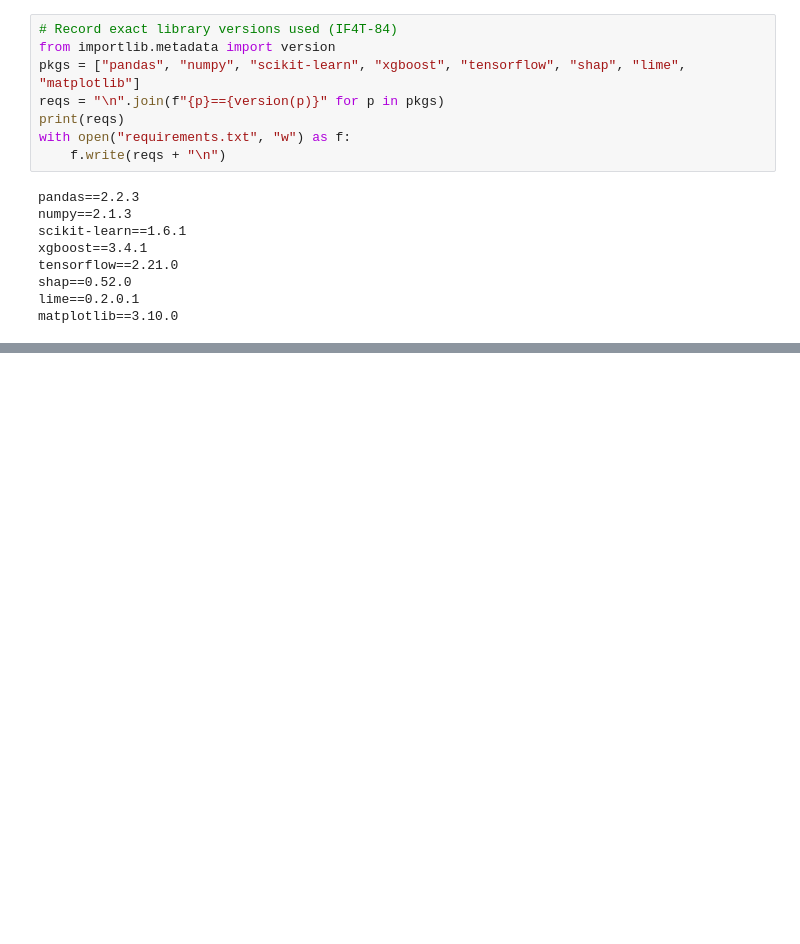
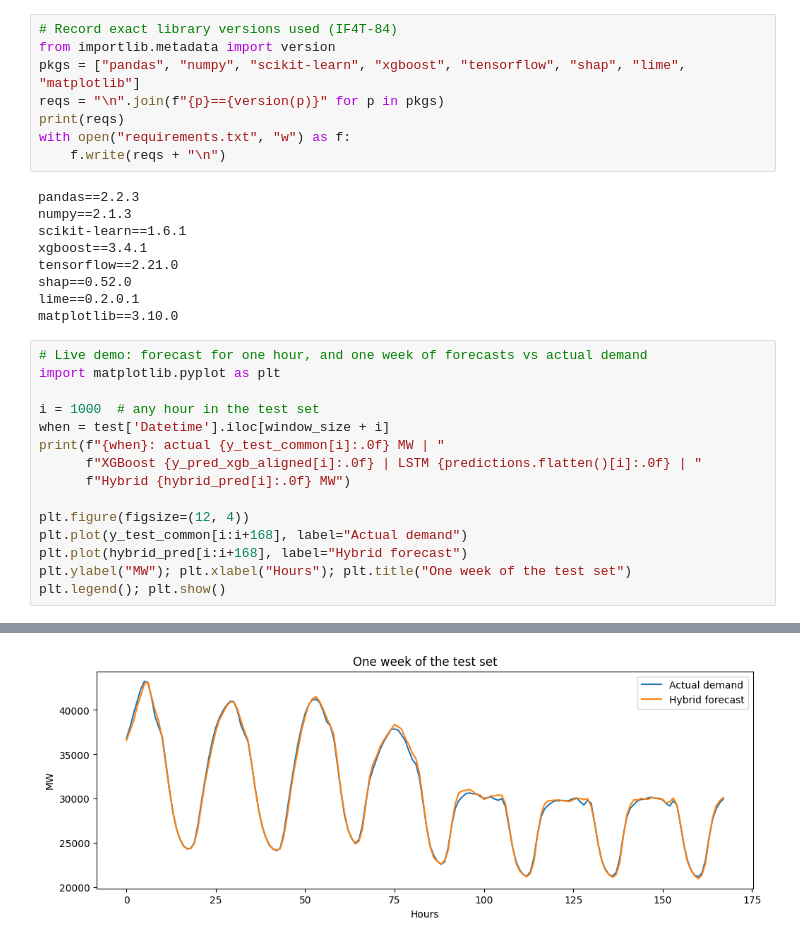
Before and after one commit to Yaqiao-chi-helen/Forecasting-team4, a Jupyter notebook: notebooks/Model_XGBoost_LSTM_latest_one.ipynb, the cells around one changed output, grey strips where cells are left out. Saved outputs shown, nothing was run; the diff lists cells and outputs as text; blank space fills up the shorter version.

```diff
--- a/notebooks/Model_XGBoost_LSTM_latest_one.ipynb
+++ b/notebooks/Model_XGBoost_LSTM_latest_one.ipynb
@@ -948,3 +948,19 @@ tensorflow==2.21.0
 shap==0.52.0
 lime==0.2.0.1
 matplotlib==3.10.0
+# %%
+# Live demo: forecast for one hour, and one week of forecasts vs actual demand
+import matplotlib.pyplot as plt
+
+i = 1000  # any hour in the test set
+when = test['Datetime'].iloc[window_size + i]
+print(f"{when}: actual {y_test_common[i]:.0f} MW | "
+      f"XGBoost {y_pred_xgb_aligned[i]:.0f} | LSTM {predictions.flatten()[i]:.0f} | "
+      f"Hybrid {hybrid_pred[i]:.0f} MW")
+
+plt.figure(figsize=(12, 4))
+plt.plot(y_test_common[i:i+168], label="Actual demand")
+plt.plot(hybrid_pred[i:i+168], label="Hybrid forecast")
+plt.ylabel("MW"); plt.xlabel("Hours"); plt.title("One week of the test set")
+plt.legend(); plt.show()
+# %% [output]
@@ -950,0 +968 @@ matplotlib==3.10.0
+[figure, added]
```
Also changed, not shown: parts of 6 cells of this notebook.
